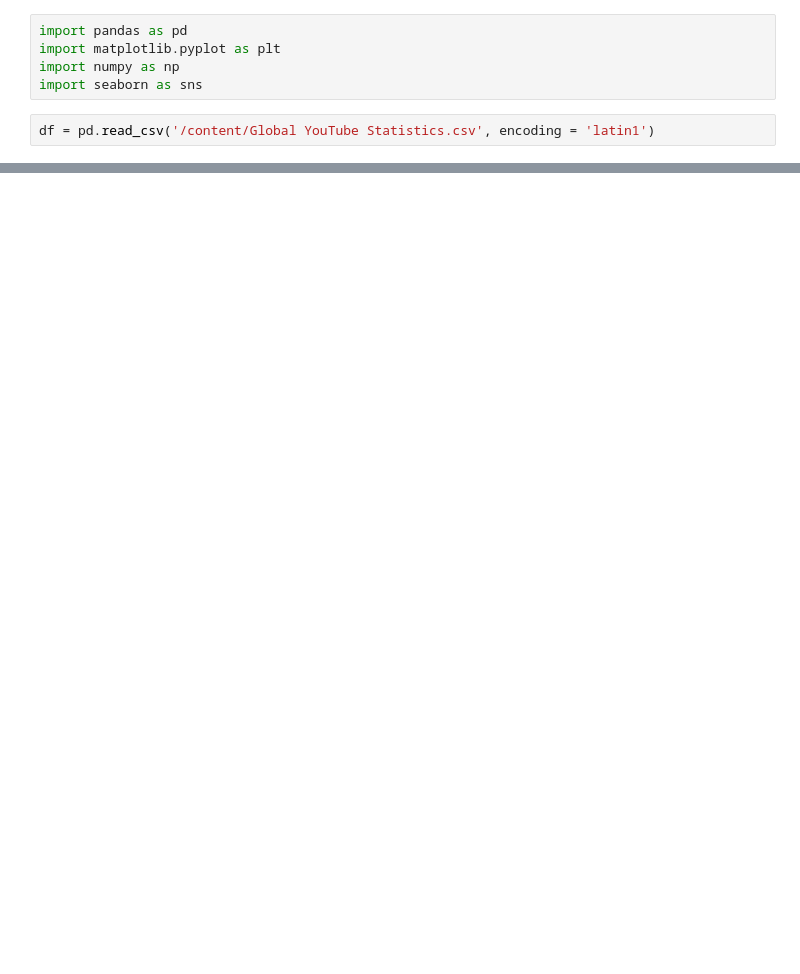
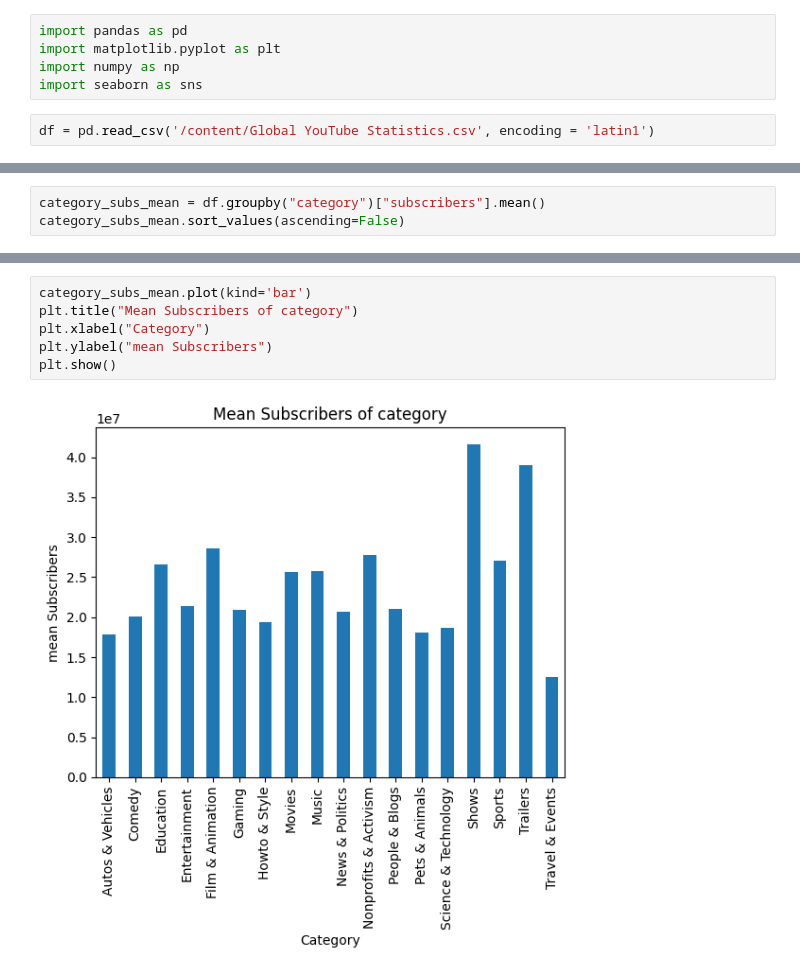
Before and after one commit to GitTanish/DataAnalysis, a Jupyter notebook: eda5.ipynb, the cells around one changed output, grey strips where cells are left out. Saved outputs shown, nothing was run; the diff lists cells and outputs as text; blank space fills up the shorter version.

```diff
--- a/eda5.ipynb
+++ b/eda5.ipynb
@@ -17,0 +106,3 @@ df.head()
+# %%
+category_subs_mean = df.groupby("category")["subscribers"].mean()
+category_subs_mean.sort_values(ascending=False)
@@ -17,0 +129,8 @@ df.head()
+# %%
+category_subs_mean.plot(kind='bar')
+plt.title("Mean Subscribers of category")
+plt.xlabel("Category")
+plt.ylabel("mean Subscribers")
+plt.show()
+# %% [output]
+[figure, added]
```
Also changed, not shown: parts of 11 cells of this notebook.
